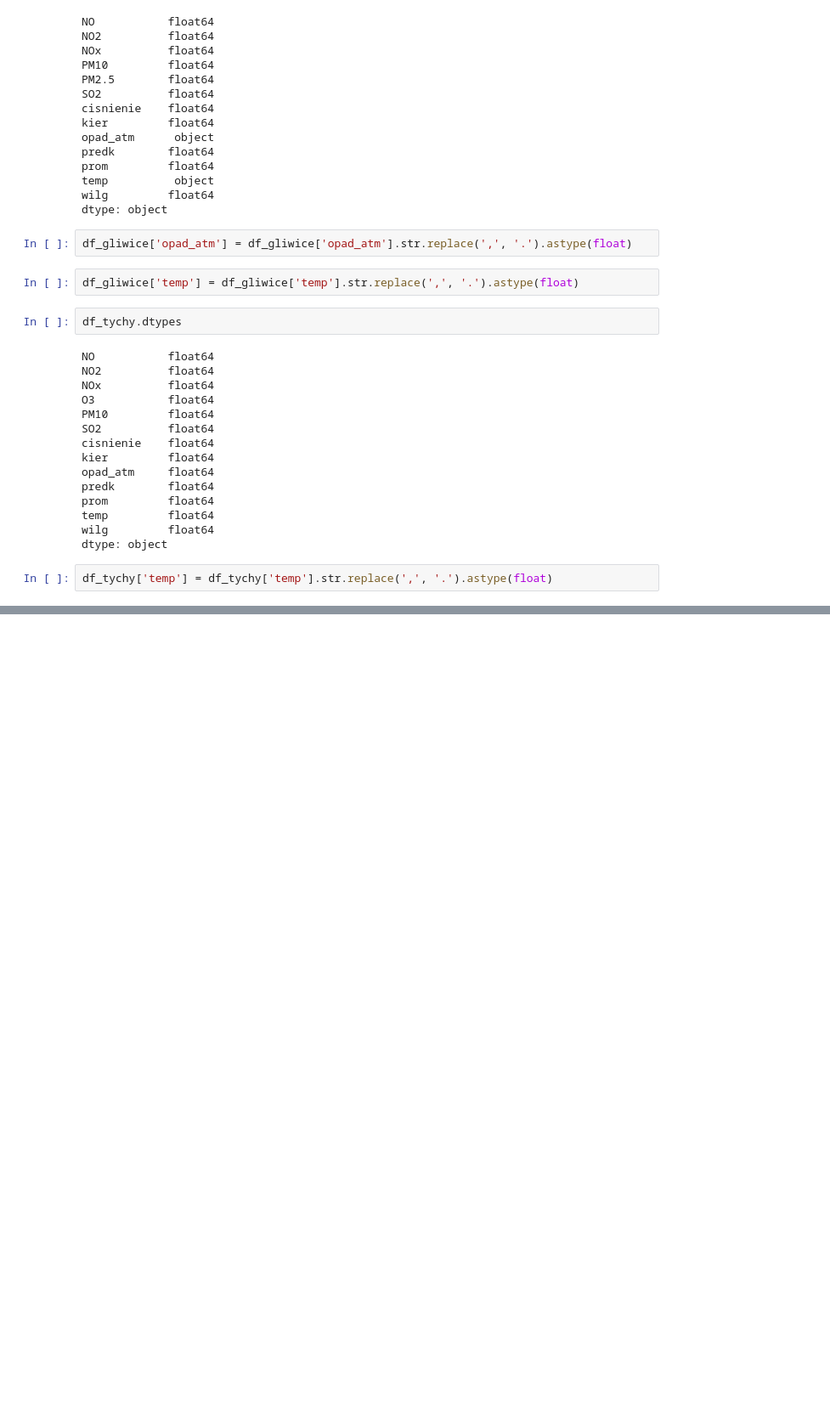
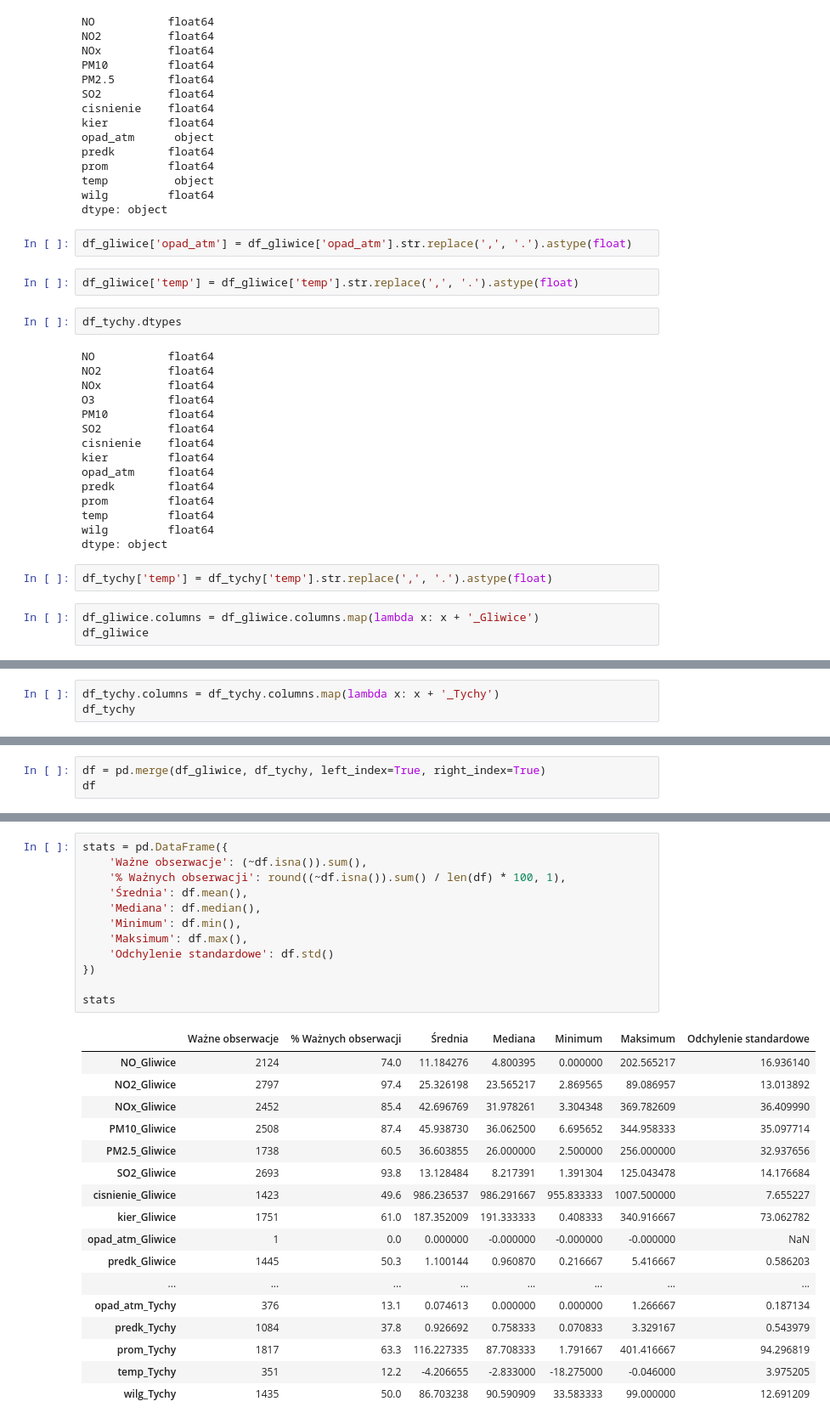
Before and after one commit to panierka/AirQualityComparativeAnalysis, a Jupyter notebook: main.ipynb, the cells around one changed output, grey strips where cells are left out. Shown at 85% size. Saved outputs shown, nothing was run; the diff lists cells and outputs as text; blank space fills up the shorter version.

```diff
--- a/main.ipynb
+++ b/main.ipynb
@@ -74,3 +74,6 @@ wilg         float64
 dtype: object
 # %%
 df_tychy['temp'] = df_tychy['temp'].str.replace(',', '.').astype(float)
+# %%
+df_gliwice.columns = df_gliwice.columns.map(lambda x: x + '_Gliwice')
+df_gliwice
@@ -76,0 +94,3 @@ df_tychy['temp'] = df_tychy['temp'].str.replace(',', '.').astype(float)
+# %%
+df_tychy.columns = df_tychy.columns.map(lambda x: x + '_Tychy')
+df_tychy
@@ -76,0 +111,3 @@ df_tychy['temp'] = df_tychy['temp'].str.replace(',', '.').astype(float)
+# %%
+df = pd.merge(df_gliwice, df_tychy, left_index=True, right_index=True)
+df
@@ -76,0 +128,30 @@ df_tychy['temp'] = df_tychy['temp'].str.replace(',', '.').astype(float)
+# %%
+stats = pd.DataFrame({
+    'Ważne obserwacje': (~df.isna()).sum(),
+    '% Ważnych obserwacji': round((~df.isna()).sum() / len(df) * 100, 1),
+    'Średnia': df.mean(),
+    'Mediana': df.median(),
+    'Minimum': df.min(),
+    'Maksimum': df.max(),
+    'Odchylenie standardowe': df.std()
+})
+
+stats
+# %% [output]
+|  | Ważne obserwacje | % Ważnych obserwacji | Średnia | Mediana | Minimum | Maksimum | Odchylenie standardowe |
+| NO_Gliwice | 2124 | 74.0 | 11.184276 | 4.800395 | 0.000000 | 202.565217 | 16.936140 |
+| NO2_Gliwice | 2797 | 97.4 | 25.326198 | 23.565217 | 2.869565 | 89.086957 | 13.013892 |
+| NOx_Gliwice | 2452 | 85.4 | 42.696769 | 31.978261 | 3.304348 | 369.782609 | 36.409990 |
+| PM10_Gliwice | 2508 | 87.4 | 45.938730 | 36.062500 | 6.695652 | 344.958333 | 35.097714 |
+| PM2.5_Gliwice | 1738 | 60.5 | 36.603855 | 26.000000 | 2.500000 | 256.000000 | 32.937656 |
+| SO2_Gliwice | 2693 | 93.8 | 13.128484 | 8.217391 | 1.391304 | 125.043478 | 14.176684 |
+| cisnienie_Gliwice | 1423 | 49.6 | 986.236537 | 986.291667 | 955.833333 | 1007.500000 | 7.655227 |
+| kier_Gliwice | 1751 | 61.0 | 187.352009 | 191.333333 | 0.408333 | 340.916667 | 73.062782 |
+| opad_atm_Gliwice | 1 | 0.0 | 0.000000 | -0.000000 | -0.000000 | -0.000000 | NaN |
+| predk_Gliwice | 1445 | 50.3 | 1.100144 | 0.960870 | 0.216667 | 5.416667 | 0.586203 |
+| ... | ... | ... | ... | ... | ... | ... | ... |
+| opad_atm_Tychy | 376 | 13.1 | 0.074613 | 0.000000 | 0.000000 | 1.266667 | 0.187134 |
+| predk_Tychy | 1084 | 37.8 | 0.926692 | 0.758333 | 0.070833 | 3.329167 | 0.543979 |
+| prom_Tychy | 1817 | 63.3 | 116.227335 | 87.708333 | 1.791667 | 401.416667 | 94.296819 |
+| temp_Tychy | 351 | 12.2 | -4.206655 | -2.833000 | -18.275000 | -0.046000 | 3.975205 |
+| wilg_Tychy | 1435 | 50.0 | 86.703238 | 90.590909 | 33.583333 | 99.000000 | 12.691209 |
```
Also changed, not shown: parts of 4 cells of this notebook.
